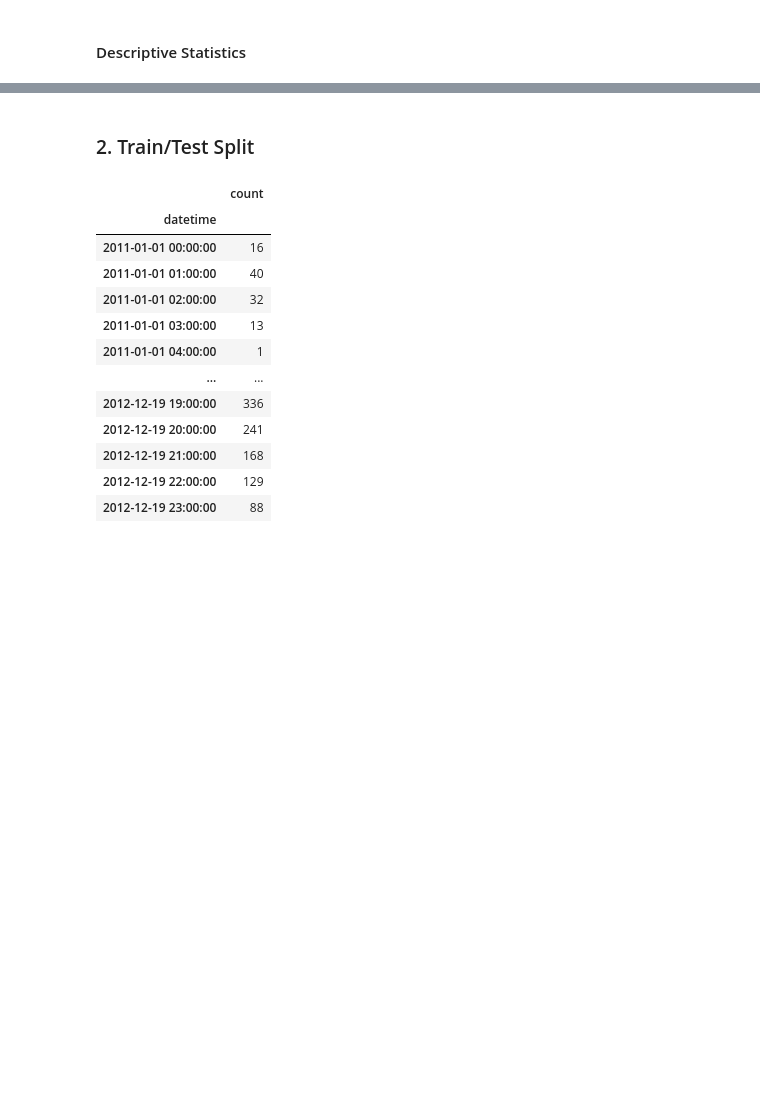
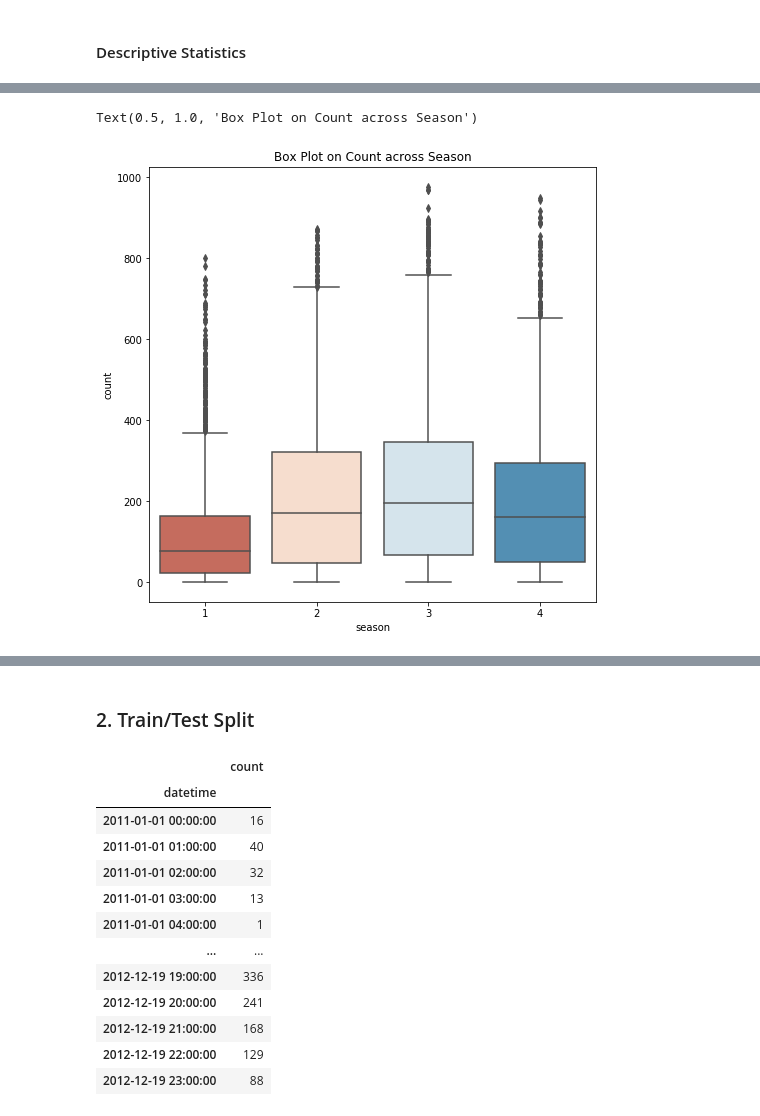
Before and after one commit to snaylix/bootcamp, a Jupyter notebook: 03_week/10_01_Regression_Capital_Bike_Share_INCOMPLETE.ipynb, the cells around one changed output, grey strips where cells are left out. Drawn from its saved outputs; the diff is of its cells as text; code cells hidden in the pictures; blank space fills up the shorter version.

```diff
--- a/03_week/10_01_Regression_Capital_Bike_Share_INCOMPLETE.ipynb
+++ b/03_week/10_01_Regression_Capital_Bike_Share_INCOMPLETE.ipynb
@@ -125,0 +205,6 @@ DatetimeIndex(['2011-01-01 00:00:00', '2011-01-01 01:00:00',
+# %%
+plt.figure(figsize = (8,8))
+sns.boxplot(data = df, x = "season", y = "count", palette='RdBu').set_title('Box Plot on Count across Season')
+# %% [output]
+Text(0.5, 1.0, 'Box Plot on Count across Season')
+[figure, added]
```
Also changed, not shown: parts of 31 cells of this notebook, 1 other file.
